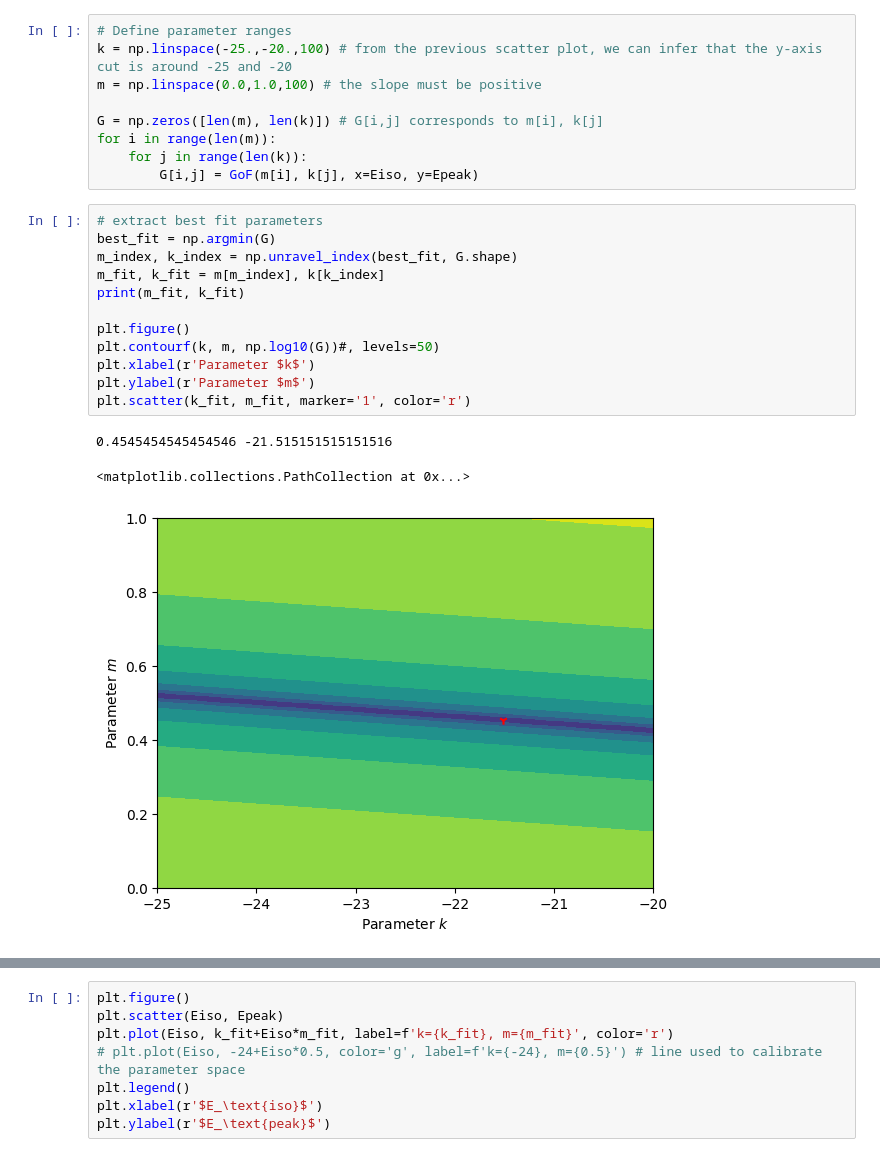
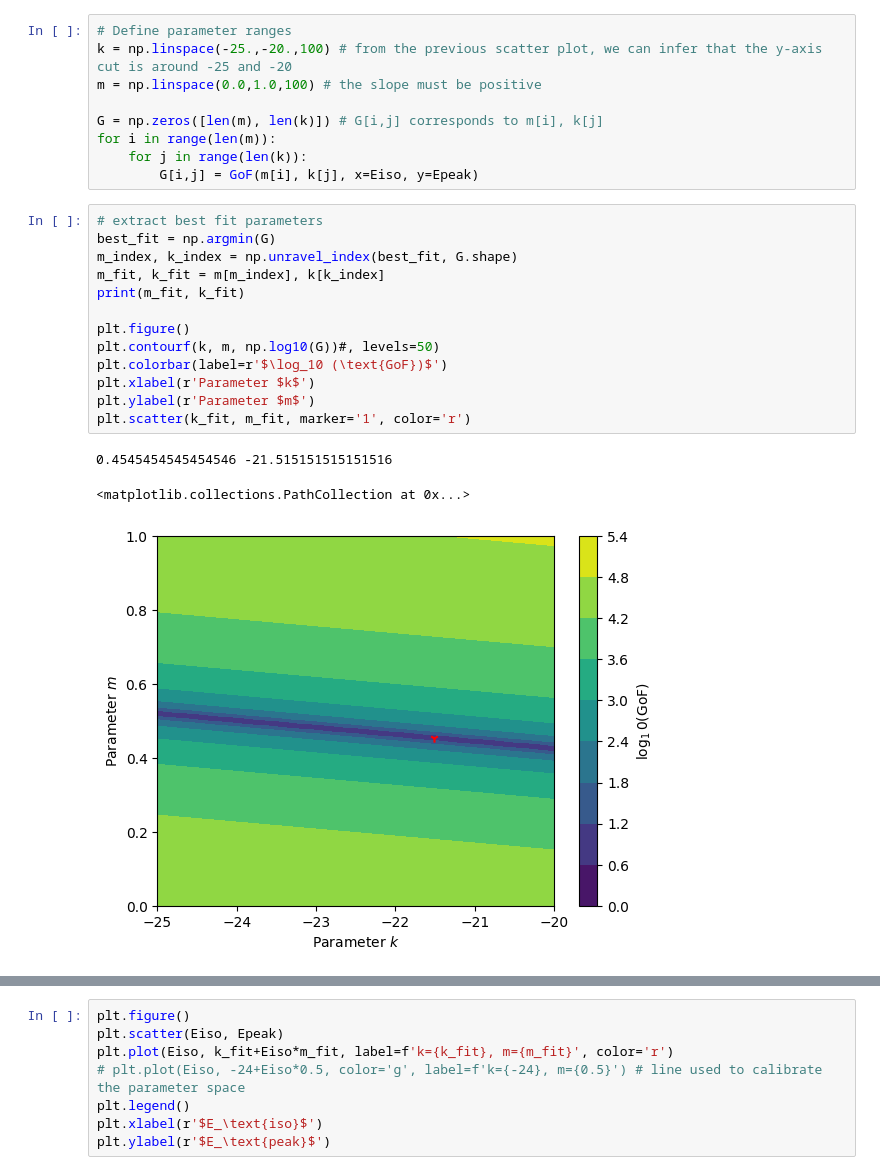
Before and after one commit to joanalnu/OAB-INAF, a Jupyter notebook: Epeak_Eiso_correlation.ipynb, the cells around one changed output, grey strips where cells are left out. Drawn from its saved outputs; the diff is of its cells as text.

```diff
--- a/Epeak_Eiso_correlation.ipynb
+++ b/Epeak_Eiso_correlation.ipynb
@@ -65,16 +65,17 @@ for i in range(len(m)):
 # %%
 # extract best fit parameters
 best_fit = np.argmin(G)
 m_index, k_index = np.unravel_index(best_fit, G.shape)
 m_fit, k_fit = m[m_index], k[k_index]
 print(m_fit, k_fit)
 
 plt.figure()
 plt.contourf(k, m, np.log10(G))#, levels=50)
+plt.colorbar(label=r'$\log_10 (\text{GoF})$')
 plt.xlabel(r'Parameter $k$')
 plt.ylabel(r'Parameter $m$')
 plt.scatter(k_fit, m_fit, marker='1', color='r')
 # %% [output]
 0.4545454545454546 -21.515151515151516
 <matplotlib.collections.PathCollection at 0x...>
-[figure, old version]
+[figure, new version]
```
Also changed, not shown: parts of 6 cells of this notebook.
